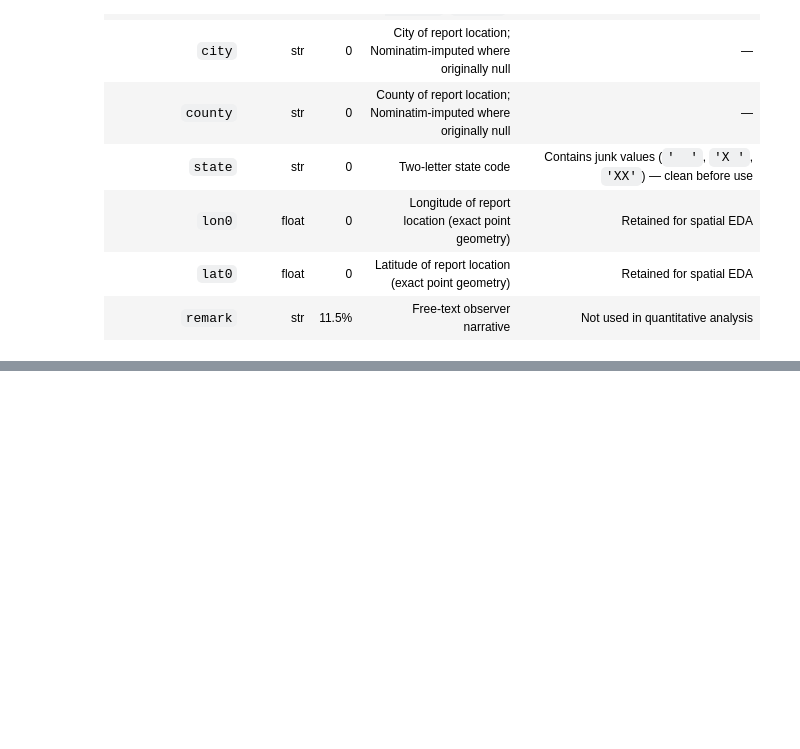
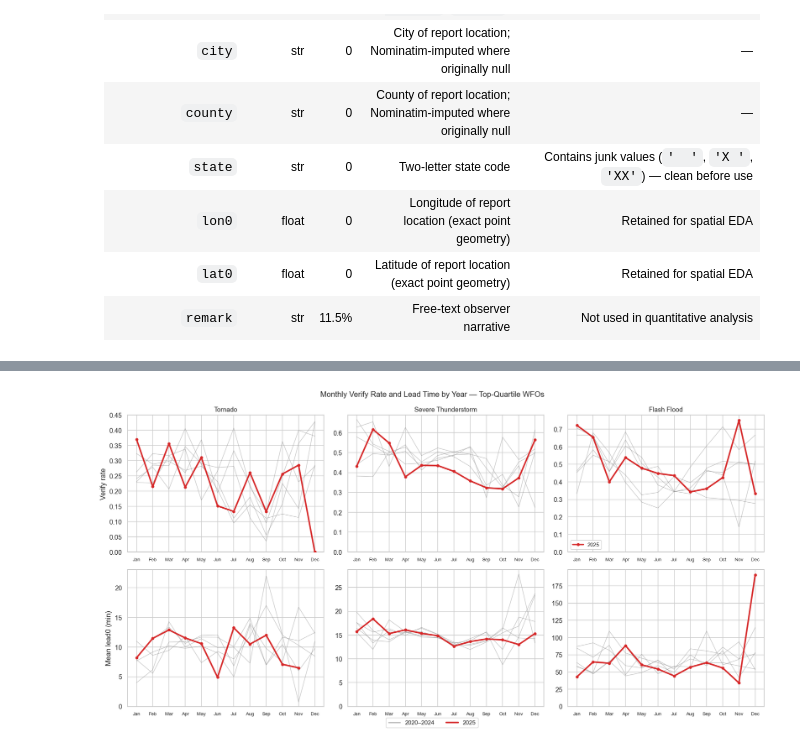
Before and after one commit to craig-rudman/MSDS692, a Jupyter notebook: notebooks/04_eda.ipynb, the cells around one changed output, grey strips where cells are left out. Saved outputs shown, nothing was run; the diff lists cells and outputs as text; code cells hidden in the pictures; blank space fills up the shorter version.

```diff
--- a/notebooks/04_eda.ipynb
+++ b/notebooks/04_eda.ipynb
@@ -45,0 +298,16 @@ This notebook explores the cleaned tables from `data/03_cleaning/` to characteri
+# %%
+
+# Top 10 WFOs by mean annual event count for each phenomena (baseline 2020-2024)
+for phen in ["TO", "SV", "FF"]:
+    top = (
+        wfo_baseline[wfo_baseline["phenomena"] == phen]
+        .sort_values("mean_annual_events", ascending=False)
+        .head(10)[["wfo", "mean_annual_events", "non_conus"]]
+        .reset_index(drop=True)
+    )
+    top.index += 1
+    top.columns = ["WFO", "Mean annual events", "Non-CONUS"]
+    print(f"\n{'─'*40}")
+    print(f"  {PHENOMENA_LABELS[phen]} — Top 10 WFOs by volume")
+    print(f"{'─'*40}")
+    print(top.to_string(index=True))
@@ -45,0 +339,64 @@ This notebook explores the cleaned tables from `data/03_cleaning/` to characteri
+# %%
+def monthly_agg(phen):
+    """Pool top-quartile WFOs for this phenomena, aggregate by year and month."""
+    mask = events["wfo"].isin(p75_wfos[phen]) & (events["phenomena"] == phen)
+    return (
+        events[mask]
+        .groupby(["year", "year_month"])
+        .agg(n_events=("verify", "count"),
+             verify_rate=("verify", "mean"),
+             mean_lead0=("lead0", "mean"))
+        .reset_index()
+        .assign(phenomena=phen, month=lambda d: d["year_month"].dt.month)
+        .sort_values(["year", "month"])
+    )
+
+monthly = pd.concat([monthly_agg(p) for p in ["TO", "SV", "FF"]], ignore_index=True)
+
+baseline_years = [2020, 2021, 2022, 2023, 2024]
+month_labels = ["Jan","Feb","Mar","Apr","May","Jun",
+                "Jul","Aug","Sep","Oct","Nov","Dec"]
+
+fig, axes = plt.subplots(2, 3, figsize=(16, 8))
+
+for col, phen in enumerate(["TO", "SV", "FF"]):
+    sub = monthly[monthly["phenomena"] == phen]
+
+    for row, (metric, ylabel) in enumerate([
+        ("verify_rate", "Verify rate"),
+        ("mean_lead0",  "Mean lead0 (min)"),
+    ]):
+        ax = axes[row, col]
+
+        for yr in baseline_years:
+            yr_data = sub[sub["year"] == yr].sort_values("month")
+            ax.plot(yr_data["month"], yr_data[metric],
+                    color="gray", linewidth=0.8, alpha=0.5)
+
+        yr25 = sub[sub["year"] == 2025].sort_values("month")
+        ax.plot(yr25["month"], yr25[metric],
+                color="#d62728", linewidth=2.5, marker="o",
+                markersize=4, label="2025", zorder=5)
+
+        ax.set_xticks(range(1, 13))
+        ax.set_xticklabels(month_labels, fontsize=8)
+        ax.set_ylim(0, None)
+        ax.set_ylabel(ylabel if col == 0 else "")
+        if row == 0:
+            ax.set_title(PHENOMENA_LABELS[phen], fontsize=11)
+        if col == 2 and row == 0:
+            ax.legend(fontsize=9)
+
+from matplotlib.lines import Line2D
+baseline_handle = Line2D([0], [0], color="gray", linewidth=1.5, alpha=0.7, label="2020–2024")
+treatment_handle = Line2D([0], [0], color="#d62728", linewidth=2.5, label="2025")
+fig.legend(handles=[baseline_handle, treatment_handle],
+           loc="lower center", ncol=2, fontsize=10, bbox_to_anchor=(0.5, -0.02))
+
+fig.suptitle("Monthly Verify Rate and Lead Time by Year — Top-Quartile WFOs",
+             fontsize=13)
+plt.tight_layout()
+plt.savefig(IMG_DIR / "eda_03_monthly_time_series.png", bbox_inches="tight")
+plt.show()
+# %% [output]
+[figure, added]
```
Also changed, not shown: parts of 22 cells of this notebook, 12 other files.
